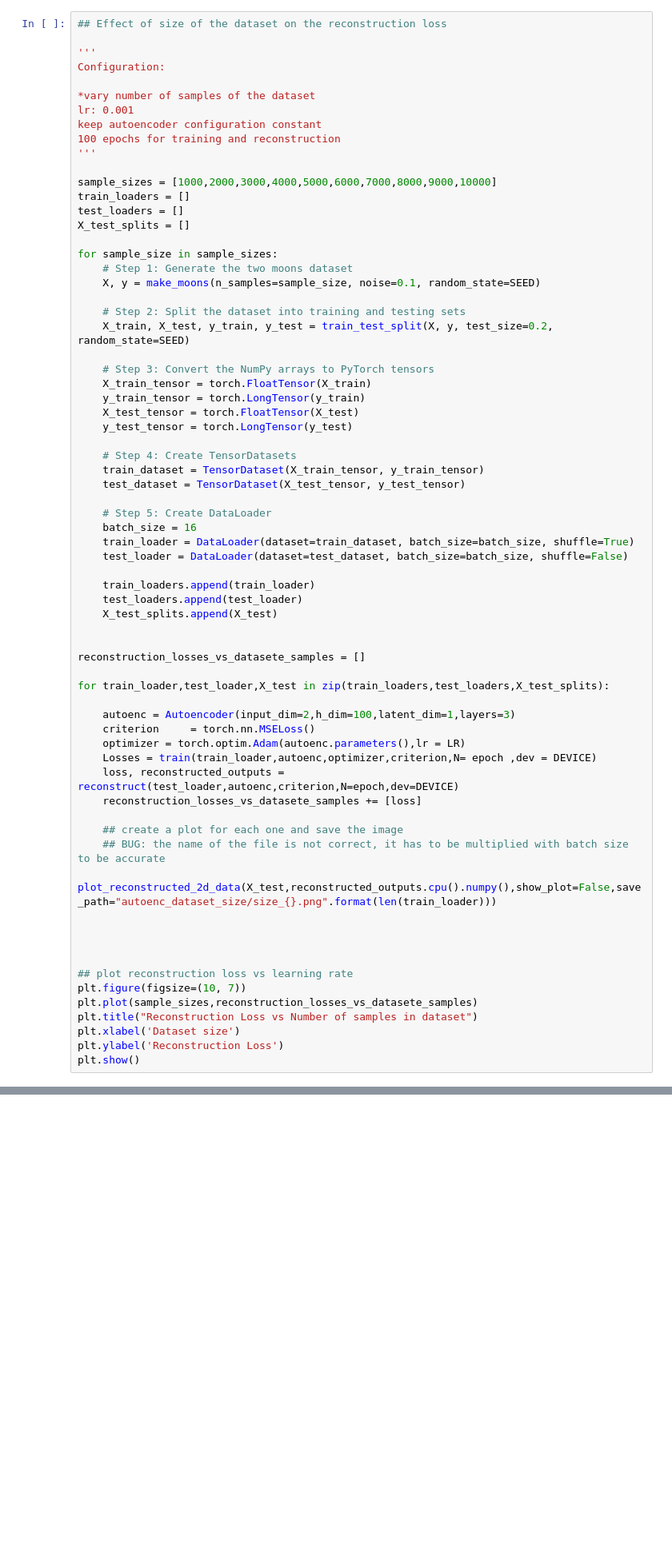
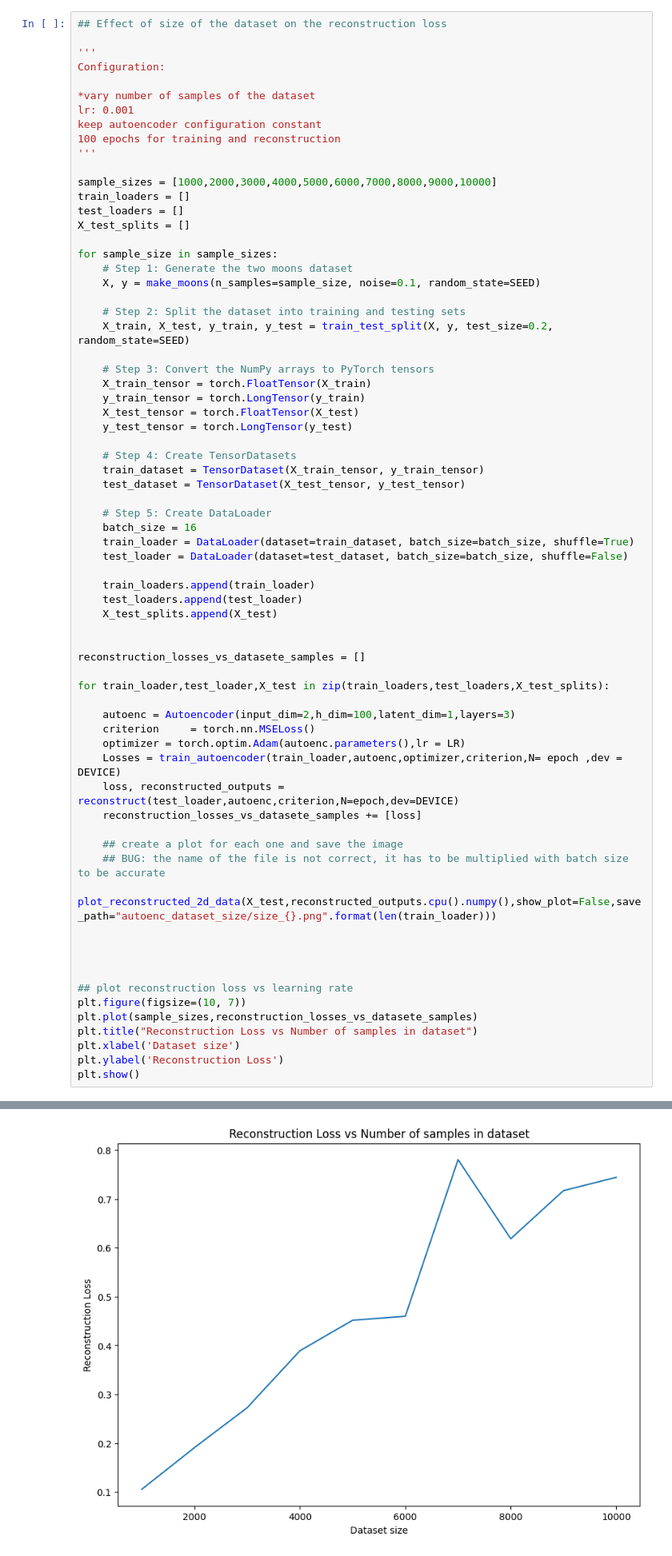
Before and after one commit to PrioteasaAndrei/GAN-Assigment-2, a Jupyter notebook: autoencoders.ipynb, the cells around one changed output, grey strips where cells are left out. Shown at 80% size. Cells and saved outputs as stored; diff of their text form; blank space fills up the shorter version.

```diff
--- a/autoencoders.ipynb
+++ b/autoencoders.ipynb
@@ -306,7 +291,7 @@ for train_loader,test_loader,X_test in zip(train_loaders,test_loaders,X_test_spl
     autoenc = Autoencoder(input_dim=2,h_dim=100,latent_dim=1,layers=3)
     criterion     = torch.nn.MSELoss()
     optimizer = torch.optim.Adam(autoenc.parameters(),lr = LR)
-    Losses = train(train_loader,autoenc,optimizer,criterion,N= epoch ,dev = DEVICE)
+    Losses = train_autoencoder(train_loader,autoenc,optimizer,criterion,N= epoch ,dev = DEVICE)
     loss, reconstructed_outputs = reconstruct(test_loader,autoenc,criterion,N=epoch,dev=DEVICE)
     reconstruction_losses_vs_datasete_samples += [loss]
 
@@ -329,3 +313,4 @@ KeyboardInterrupt:
+[figure, added]
 # %%
 train_loader_1,test_loader_1, X_train_1, X_test_1, y_train_1, y_test_1 = make_dataset(5000,0.1,SEED)
 train_loader_2,test_loader_2, X_train_2, X_test_2, y_train_2, y_test_2 = make_dataset(5000,0.2,SEED)
```
Also changed, not shown: parts of 21 cells of this notebook, 36 other files.
